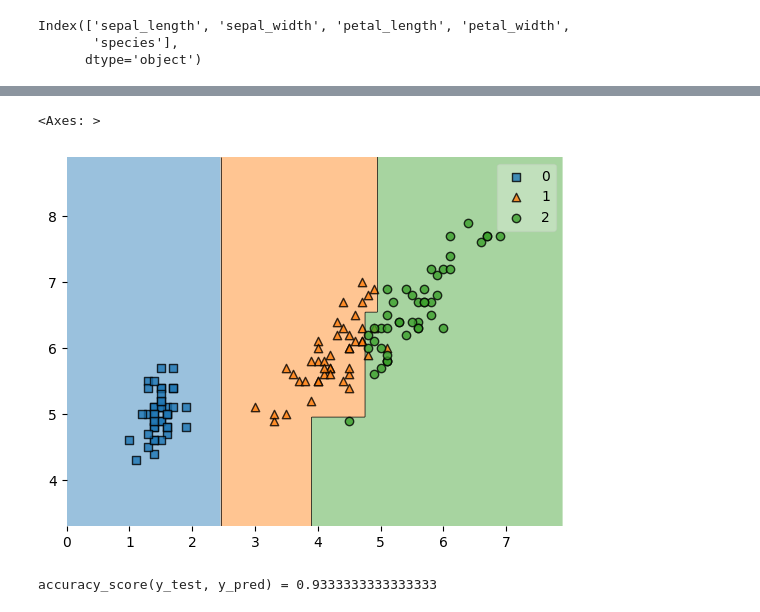
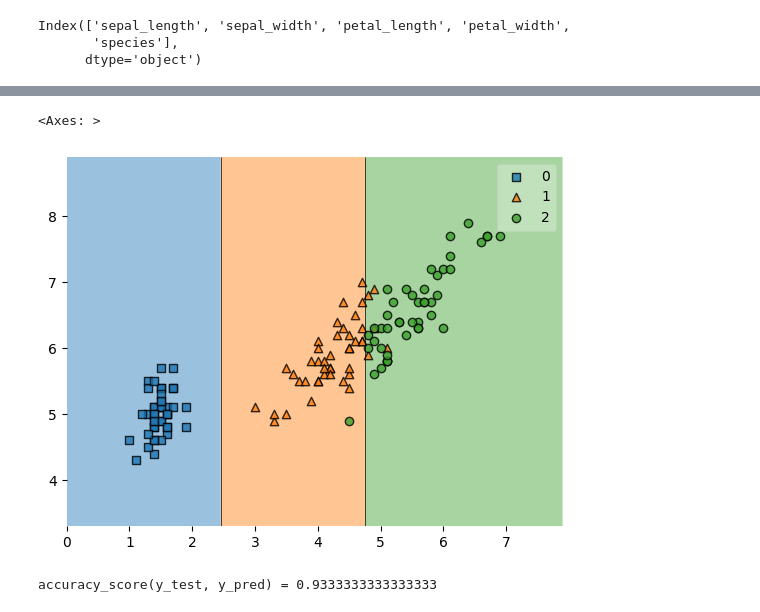
Before and after one commit to mausam1112/TechAxis, a Jupyter notebook: class1/day48.ipynb, the cells around one changed output, grey strips where cells are left out. Cells and saved outputs as stored; diff of their text form; code cells hidden in the pictures.

Commit message:
tree plotting

```diff
--- a/class1/day48.ipynb
+++ b/class1/day48.ipynb
@@ -59,9 +59,9 @@ array([0, 2, 1], dtype=int64)
 # %%
 from sklearn.tree import DecisionTreeClassifier
 
-dt_clf = DecisionTreeClassifier(max_depth=4)
-dt_clf.fit(X_train[['petal_length', 'sepal_length']], y_train)
-y_pred = dt_clf.predict(X_test[['petal_length', 'sepal_length']])
+dt_clf = DecisionTreeClassifier(max_depth=2)
+dt_clf.fit(X_train, y_train)
+y_pred = dt_clf.predict(X_test)
 # %%
 from sklearn.metrics import accuracy_score
 
@@ -114,14 +116,18 @@ Successfully installed mlxtend-0.23.4
 # %%
 from mlxtend.plotting import plot_decision_regions
+
+dt_clf = DecisionTreeClassifier(max_depth=2)
+dt_clf.fit(X_train[['petal_length', 'sepal_length']], y_train)
+y_pred = dt_clf.predict(X_test[['petal_length', 'sepal_length']])
 
 plot_decision_regions(
     X_train[['petal_length', 'sepal_length']].to_numpy(),
     y_train.to_numpy(),
     clf=dt_clf
 )
 # %% [output]
 <Axes: >
-[figure, old version]
+[figure, new version]
 # %%
 import numpy as np
 
```
Also changed, not shown: parts of 6 cells of this notebook.
